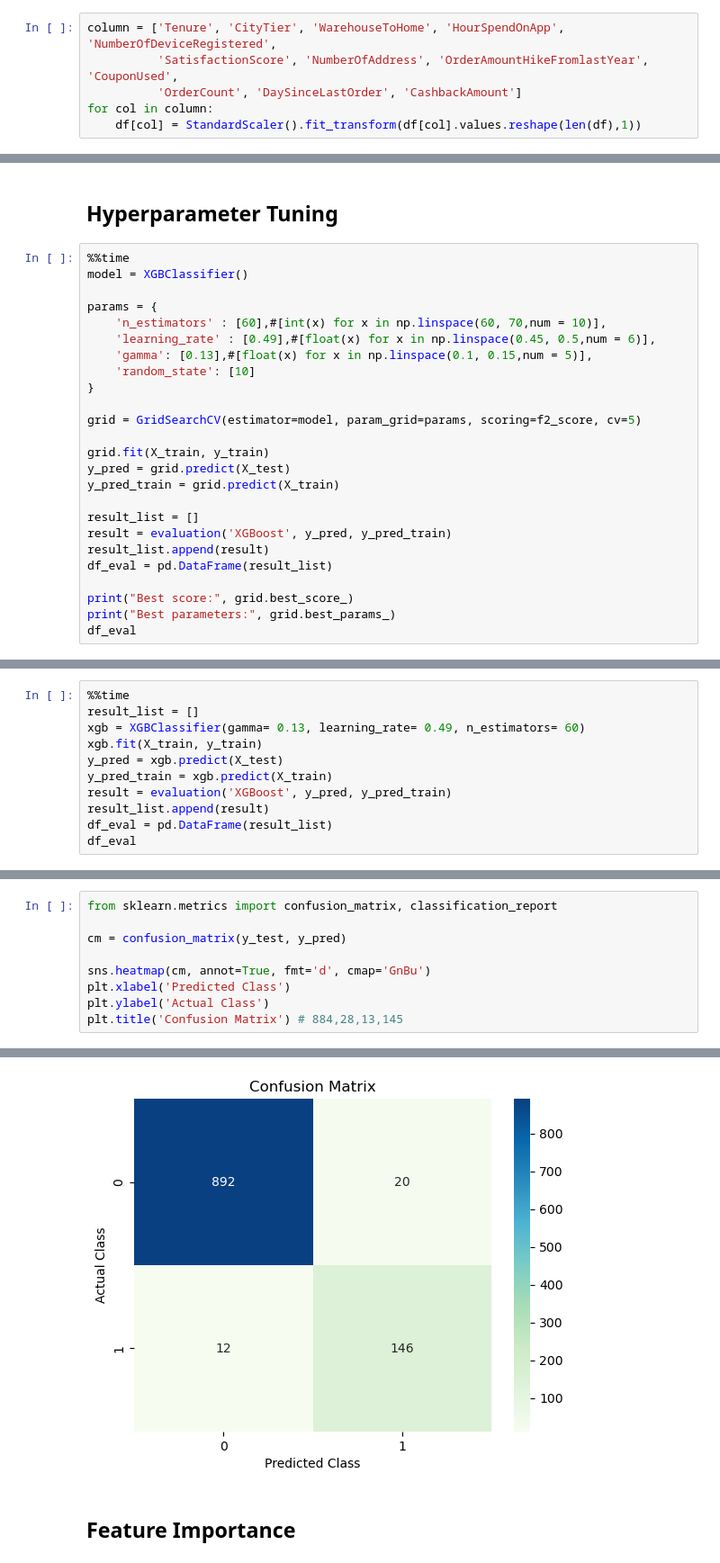
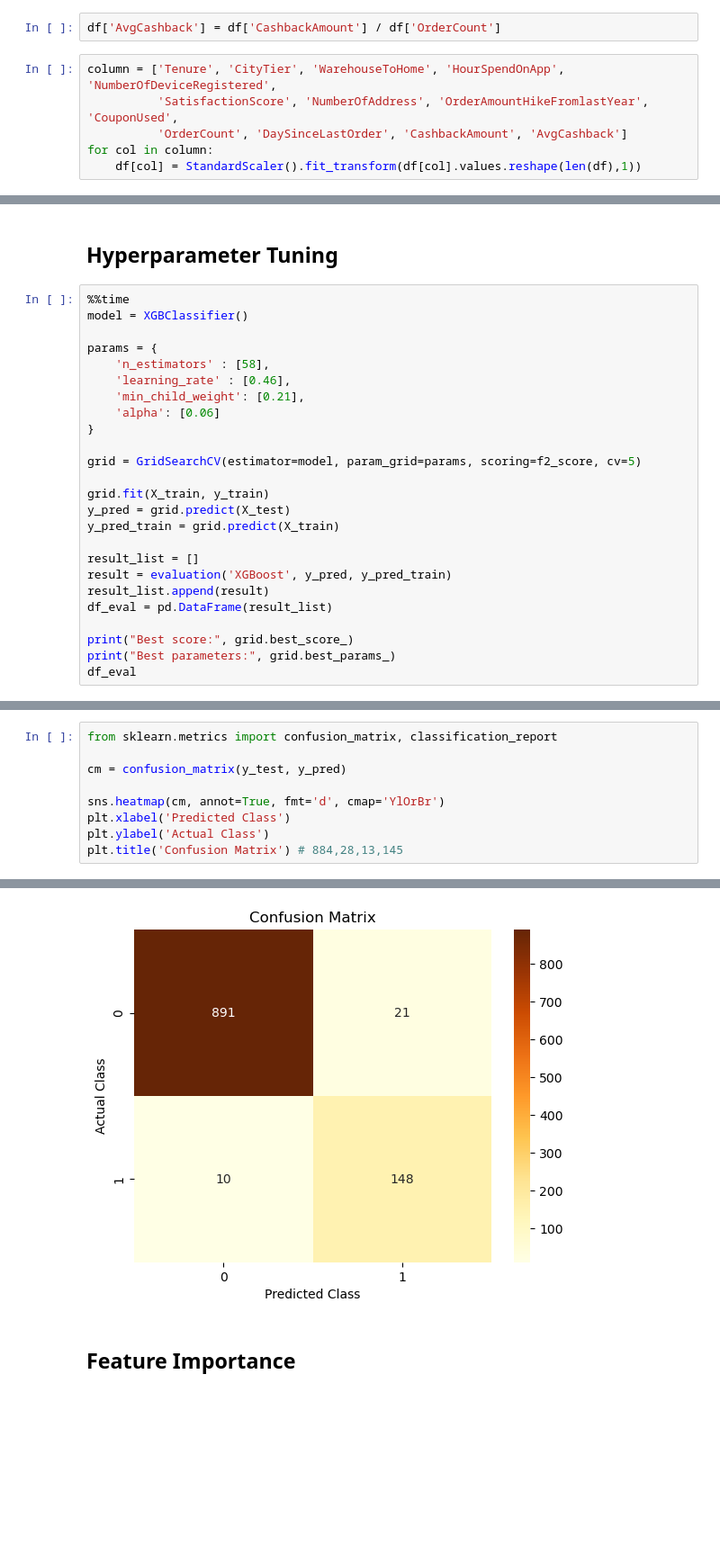
Before and after one commit to helmynaufal/E-commerce-Churn-Prediction, a Jupyter notebook: e-commerce-churn-prediction.ipynb, the cells around one changed output, grey strips where cells are left out. Shown at 90% size. Saved outputs shown, nothing was run; the diff lists cells and outputs as text; blank space fills up the shorter version.

```diff
--- a/e-commerce-churn-prediction.ipynb
+++ b/e-commerce-churn-prediction.ipynb
@@ -324,10 +304,12 @@ df.head()
 | 4 | 50005 | 1 | 0.0 | 1 | 12.0 | 1 | 3.0 | ... |
 # %% [markdown]
 ## Feature Transformation
+# %%
+df['AvgCashback'] = df['CashbackAmount'] / df['OrderCount']
 # %%
 column = ['Tenure', 'CityTier', 'WarehouseToHome', 'HourSpendOnApp', 'NumberOfDeviceRegistered',
           'SatisfactionScore', 'NumberOfAddress', 'OrderAmountHikeFromlastYear', 'CouponUsed',
-          'OrderCount', 'DaySinceLastOrder', 'CashbackAmount']
+          'OrderCount', 'DaySinceLastOrder', 'CashbackAmount', 'AvgCashback']
 for col in column:
     df[col] = StandardScaler().fit_transform(df[col].values.reshape(len(df),1))
 # %%
@@ -482,10 +461,10 @@ Wall time: 21.2 s
 model = XGBClassifier()
 
 params = {
-    'n_estimators' : [60],#[int(x) for x in np.linspace(60, 70,num = 10)],
-    'learning_rate' : [0.49],#[float(x) for x in np.linspace(0.45, 0.5,num = 6)],
-    'gamma': [0.13],#[float(x) for x in np.linspace(0.1, 0.15,num = 5)],
-    'random_state': [10]
+    'n_estimators' : [58],
+    'learning_rate' : [0.46],
+    'min_child_weight': [0.21],
+    'alpha': [0.06]
 }
 
 grid = GridSearchCV(estimator=model, param_grid=params, scoring=f2_score, cv=5)
@@ -581,11 +560,0 @@ param value: 0.2; train: 0.9994327850255247; test: (0.9771378324906573,); diff:
-# %%
-%%time
-result_list = []
-xgb = XGBClassifier(gamma= 0.13, learning_rate= 0.49, n_estimators= 60)
-xgb.fit(X_train, y_train)
-y_pred = xgb.predict(X_test)
-y_pred_train = xgb.predict(X_train)
-result = evaluation('XGBoost', y_pred, y_pred_train)
-result_list.append(result)
-df_eval = pd.DataFrame(result_list)
-df_eval
@@ -597,15 +563,15 @@ Wall time: 894 ms
 # %%
 from sklearn.metrics import confusion_matrix, classification_report
 
 cm = confusion_matrix(y_test, y_pred)
 
-sns.heatmap(cm, annot=True, fmt='d', cmap='GnBu')
+sns.heatmap(cm, annot=True, fmt='d', cmap='YlOrBr')
 plt.xlabel('Predicted Class')
 plt.ylabel('Actual Class')
 plt.title('Confusion Matrix') # 884,28,13,145
 # %% [output]
 Text(0.5, 1.0, 'Confusion Matrix')
-[figure, old version]
+[figure, new version]
 # %% [markdown]
 ## Feature Importance
 # %%
```
Also changed, not shown: parts of 17 cells of this notebook.
